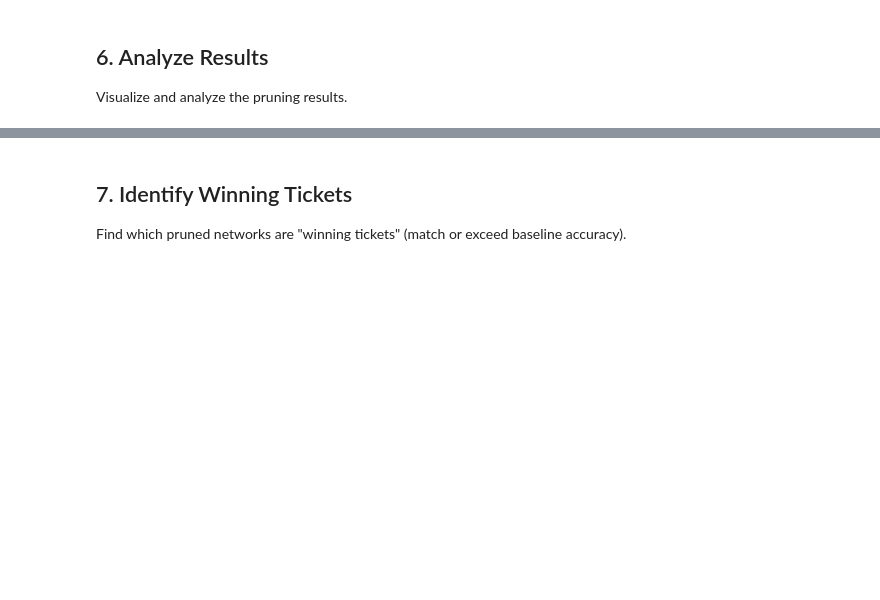
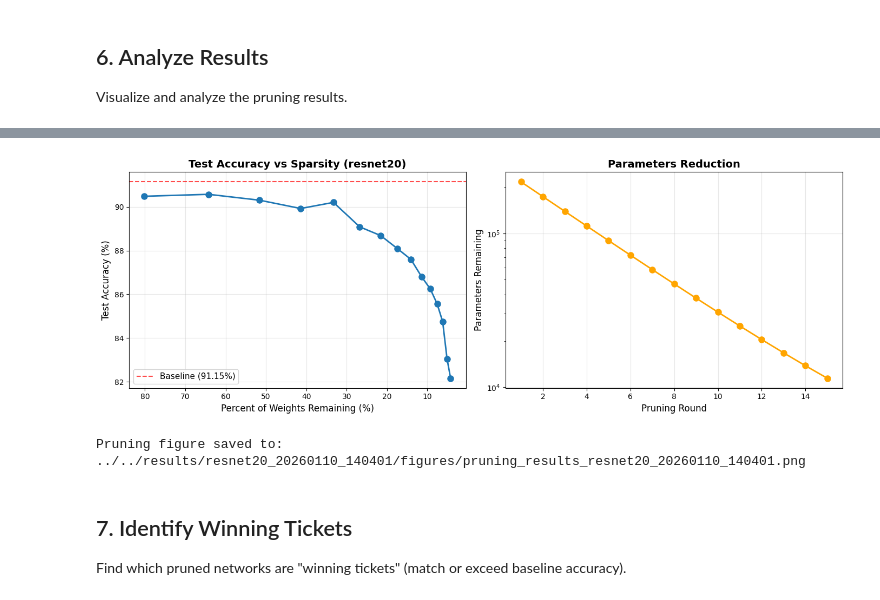
Before and after one commit to Jerry0209/ee411-lottery-ticket-hypothesis, a Jupyter notebook: notebooks/jerry/resnet18_experiment.ipynb, the cells around one changed output, grey strips where cells are left out. Drawn from its saved outputs; the diff is of its cells as text; code cells hidden in the pictures; blank space fills up the shorter version.

Commit message:
Complete ResNet-18 iterative pruning and one-shot pruning

```diff
--- a/notebooks/jerry/resnet18_experiment.ipynb
+++ b/notebooks/jerry/resnet18_experiment.ipynb
@@ -531,31 +619,42 @@ print("="*70)
 # %%
-# Visualize results (similar to paper Figure 1)
+# # Visualize results (similar to paper Figure 1)
+
+# --- Visualize ---
 fig, (ax1, ax2) = plt.subplots(1, 2, figsize=(14, 5))
 
-# Left plot: Test Accuracy vs Sparsity
+# Plot 1: Accuracy vs Sparsity
 ax1.plot(remaining_params_pct, test_accuracies, 'o-', linewidth=2, markersize=8)
-# ax1.axhline(y=test_accuracy, color='r', linestyle='--', label='Baseline', alpha=0.7) # If you are using CPU, use this line
-ax1.axhline(y=test_accuracy.item(), color='r', linestyle='--', label='Baseline', alpha=0.7) # If you are using GPU (cuda), use this line
+
+# Robust baseline line handling (CPU/GPU compatible)
+baseline_acc_val = test_accuracy.item() if isinstance(test_accuracy, torch.Tensor) else test_accuracy
+ax1.axhline(y=baseline_acc_val, color='r', linestyle='--', label=f'Baseline ({baseline_acc_val:.2f}%)', alpha=0.7)
+
 ax1.set_xlabel('Percent of Weights Remaining (%)', fontsize=12)
 ax1.set_ylabel('Test Accuracy (%)', fontsize=12)
-ax1.set_title('Test Accuracy vs Sparsity', fontsize=14, fontweight='bold')
+ax1.set_title(f'Test Accuracy vs Sparsity ({model_name})', fontsize=14, fontweight='bold')
 ax1.grid(True, alpha=0.3)
 ax1.legend(fontsize=11)
-ax1.invert_xaxis()  # More sparse on the right
+ax1.invert_xaxis()
 
-# Right plot: Parameters Remaining
+# Plot 2: Params Reduction
 ax2.plot(rounds, remaining_params, 'o-', linewidth=2, markersize=8, color='orange')
 ax2.set_xlabel('Pruning Round', fontsize=12)
 ax2.set_ylabel('Parameters Remaining', fontsize=12)
-ax2.set_title('Parameters Reduction over Rounds', fontsize=14, fontweight='bold')
+ax2.set_title('Parameters Reduction', fontsize=14, fontweight='bold')
 ax2.grid(True, alpha=0.3)
-ax2.set_yscale('log')
+ax2.set_yscale('log') # Log scale is great for pruning
 
 plt.tight_layout()
-plt.savefig('../../results/figures/pruning_results.png', dpi=150)
+
+# Save Pruning Figure
+pruning_fig_path = os.path.join(fig_dir, f"pruning_results_{run_id}.png")
+plt.savefig(pruning_fig_path, dpi=150)
 plt.show()
 
-print("\nFigure saved to results/figures/pruning_results.png")
+print(f"Pruning figure saved to: {pruning_fig_path}")
+# %% [output]
+[figure, added]
+Pruning figure saved to: ../../results/resnet20_20260110_140401/figures/pruning_results_resnet20_20260110_140401.png
 # %% [markdown]
 ## 7. Identify Winning Tickets
 
```
Also changed, not shown: parts of 14 cells of this notebook, 12 other files.
